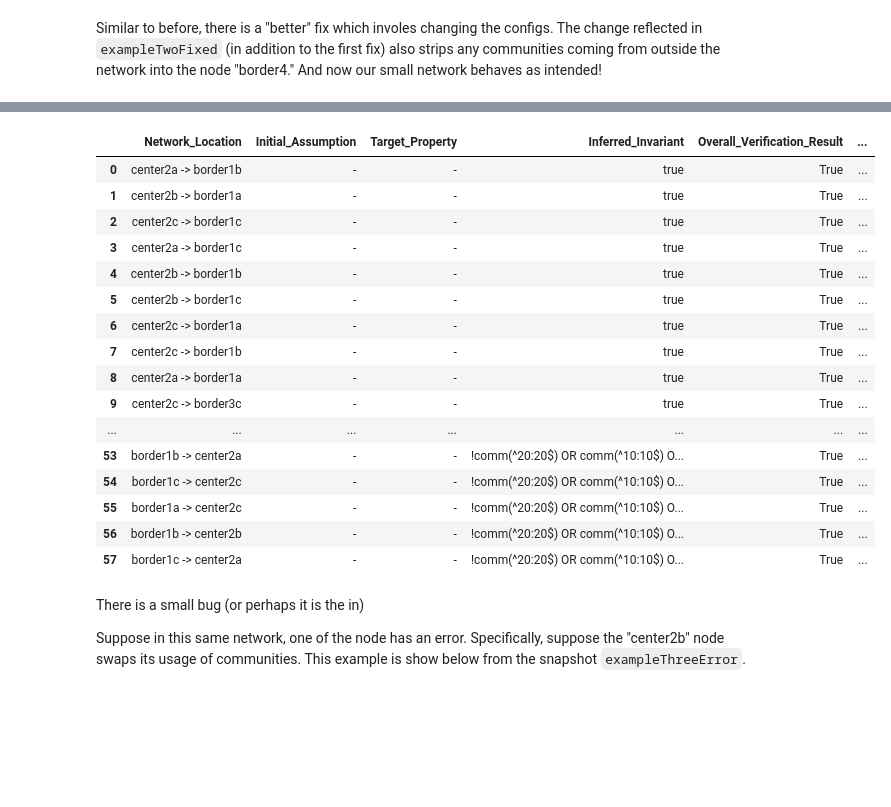
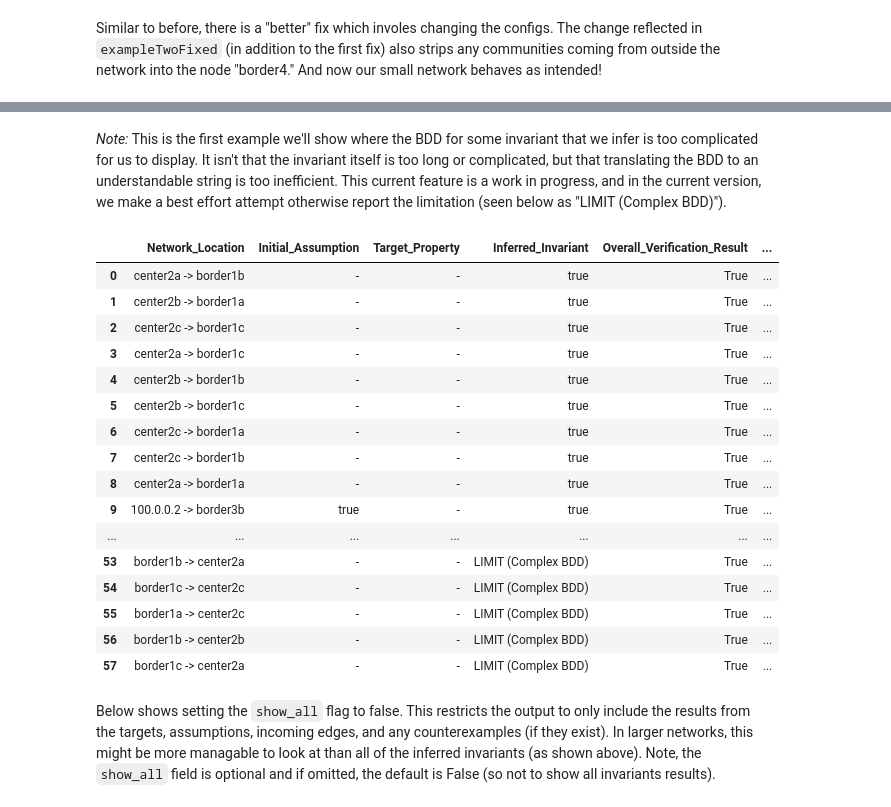
Before and after one commit to ana-brendel/batfish, a Jupyter notebook: verification/VerificationExamples.ipynb, the cells around one changed output, grey strips where cells are left out. Cells and saved outputs as stored; diff of their text form; code cells hidden in the pictures; blank space fills up the shorter version.

Commit message:
add more examples and update pybatfish stuff

```diff
--- a/verification/VerificationExamples.ipynb
+++ b/verification/VerificationExamples.ipynb
@@ -44,29 +67,38 @@ from verificationPythonSupport import LocationPropertyPair,VerificationQuery,Cla
 
 # Help functions to run tests and examples easier
 def create(networkName:str,snapshotName:str,snapshotPath:str):
+    '''Creates a batfish session for the snapshot located at `snapshotPath` and is given the provided `networkName` and `snapshotName`.'''
     bf = Session(host="localhost")
     bf.set_network(networkName)
     bf.init_snapshot(snapshotPath, name=snapshotName, overwrite=True)
     return bf
 
 # This function is what includes the call to the pybatfish verification question
-def runVerificationQuestion(bf,readable,query:VerificationQuery):
+def runVerificationQuestion(bf,show_all:bool,query:VerificationQuery):
+    '''Returns the result of making the provided VerificationQuery `query` using the provided batfish session `bf`. The provided
+    `show_all` flag indicates if all locations results should be displayed or just the most relevant ones.'''
+    if query == None:
+        return bf.q.safety().answer().frame()
     formatted = query.format()
     if formatted["assumption_locations"] == "":
         result = bf.q.safety(
             target=formatted["target"],
             location=formatted["location"],
-            readable=readable).answer()
+            show_all=show_all,
+            refine=query.refines()).answer()
     else:
         result = bf.q.safety(
             target=formatted["target"],
             location=formatted["location"],
             assumption_locations=formatted["assumption_locations"],
             assumptions=formatted["assumptions"],
-            readable=readable).answer()
+            show_all=show_all,
+            refine=query.refines()).answer()
     return result.frame()
 
-def runAndDisplay(networkName:str,snapshotName:str,snapshotPath:str,query:VerificationQuery,readable=False):
+def runAndDisplay(networkName:str,snapshotName:str,snapshotPath:str,query:VerificationQuery,show_all=False):
+    '''Runs and displays the result of running the VerificationQuery `query` on the snapshot located at `snapshotPath`. The optional `show_all`
+    flag is passed to the query with a default value of False.'''
     bf = create(networkName,snapshotName,snapshotPath)
-    verificationResult = runVerificationQuestion(bf,readable,query)
+    verificationResult = runVerificationQuestion(bf,show_all,query)
     show(verificationResult)
@@ -265,32 +310,32 @@ In this case there are six differnt outgoing edges from the third layer which we
+# %% [markdown]
+_Note:_ This is the first example we'll show where the BDD for some invariant that we infer is too complicated for us to display. It isn't that the invariant itself is too long or complicated, but that translating the BDD to an understandable string is too inefficient. This current feature is a work in progress, and in the current version, we make a best effort attempt otherwise report the limitation (seen below as "LIMIT (Complex BDD)").
 # %%
 networkName = "exampleThree_network"
 snapshotName = "exampleThree_snapshot"
 snapshotPath = "snapshots/exampleThree"
 
-target1 = LocationPropertyPair(location="border3a -> 100.0.0.2",property=[Clause(communities=[],prefixes=["25.13.0.0/16:16-32","!25.13.17.0/24:24-32"])])
+target = LocationPropertyPair(location="border3a -> 100.0.0.2",property=[Clause(communities=[],prefixes=["25.13.0.0/16:16-32","!25.13.17.0/24:24-32"])])
 
-query = VerificationQuery(target=target1,assumptions=[])
-runAndDisplay(networkName,snapshotName,snapshotPath,query,True)
+query = VerificationQuery(target=target,assumptions=[])
+runAndDisplay(networkName,snapshotName,snapshotPath,query,show_all=True)
 # %% [output]
 |  | Network_Location | Initial_Assumption | Target_Property | Inferred_Invariant | Overall_Verification_Result | ... |
 | 0 | center2a -> border1b | - | - | true | True | ... |
 | 1 | center2b -> border1a | - | - | true | True | ... |
 | 2 | center2c -> border1c | - | - | true | True | ... |
 | 3 | center2a -> border1c | - | - | true | True | ... |
 | 4 | center2b -> border1b | - | - | true | True | ... |
 | 5 | center2b -> border1c | - | - | true | True | ... |
 | 6 | center2c -> border1a | - | - | true | True | ... |
 | 7 | center2c -> border1b | - | - | true | True | ... |
 | 8 | center2a -> border1a | - | - | true | True | ... |
-| 9 | center2c -> border3c | - | - | true | True | ... |
+| 9 | 100.0.0.2 -> border3b | true | - | true | True | ... |
 | ... | ... | ... | ... | ... | ... | ... |
-| 53 | border1b -> center2a | - | - | !comm(^20:20$) OR comm(^10:10$) O... | True | ... |
-| 54 | border1c -> center2c | - | - | !comm(^20:20$) OR comm(^10:10$) O... | True | ... |
-| 55 | border1a -> center2c | - | - | !comm(^20:20$) OR comm(^10:10$) O... | True | ... |
-| 56 | border1b -> center2b | - | - | !comm(^20:20$) OR comm(^10:10$) O... | True | ... |
-| 57 | border1c -> center2a | - | - | !comm(^20:20$) OR comm(^10:10$) O... | True | ... |
+| 53 | border1b -> center2a | - | - | LIMIT (Complex BDD) | True | ... |
+| 54 | border1c -> center2c | - | - | LIMIT (Complex BDD) | True | ... |
+| 55 | border1a -> center2c | - | - | LIMIT (Complex BDD) | True | ... |
+| 56 | border1b -> center2b | - | - | LIMIT (Complex BDD) | True | ... |
+| 57 | border1c -> center2a | - | - | LIMIT (Complex BDD) | True | ... |
 # %% [markdown]
-There is a small bug (or perhaps it is the in)
-
-Suppose in this same network, one of the node has an error. Specifically, suppose the "center2b" node swaps its usage of communities. This example is show below from the snapshot `exampleThreeError`.
+Below shows setting the `show_all` flag to false. This restricts the output to only include the results from the targets, assumptions, incoming edges, and any counterexamples (if they exist). In larger networks, this might be more managable to look at than all of the inferred invariants (as shown above). Note, the `show_all` field is optional and if omitted, the default is False (so not to show all invariants results).
 # %%
```
Also changed, not shown: parts of 27 cells of this notebook, 21 other files.
